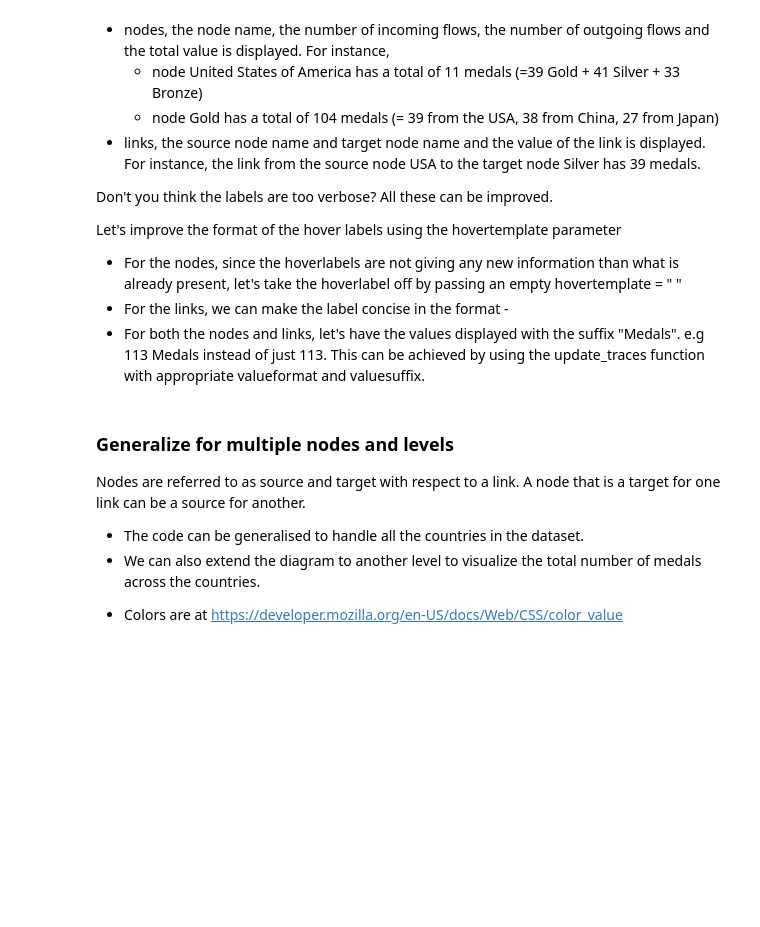
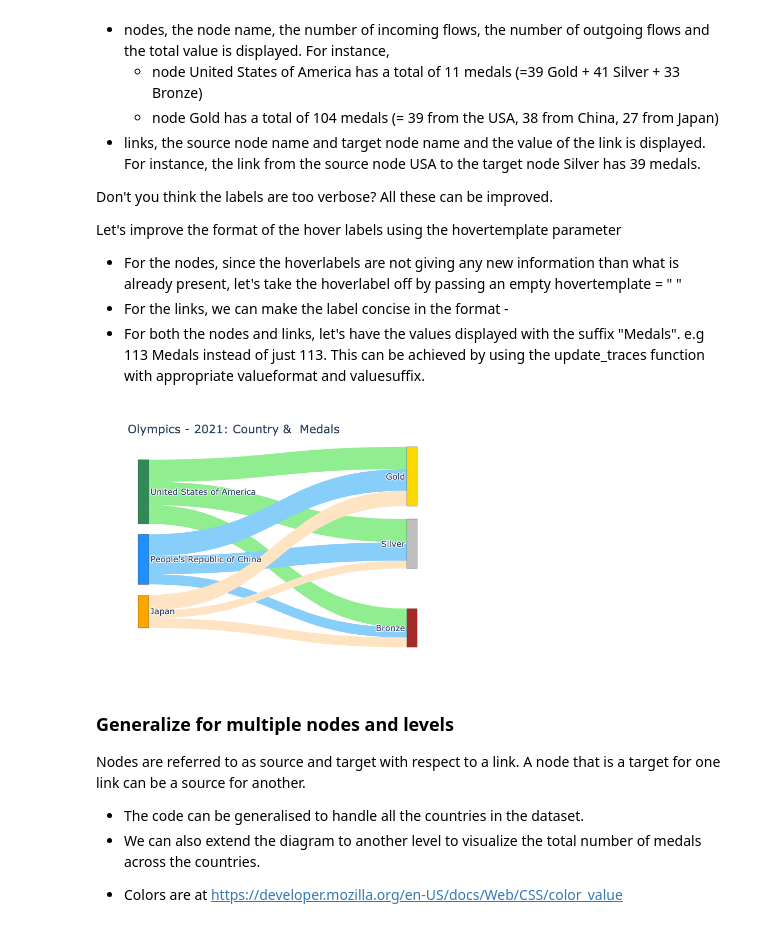
Before and after one commit to sreedevigattu/olympics2021, a Jupyter notebook: olympics_sankey.ipynb, the cells around one changed output. Cells and saved outputs as stored; diff of their text form; code cells hidden in the pictures; blank space fills up the shorter version.

```diff
--- a/olympics_sankey.ipynb
+++ b/olympics_sankey.ipynb
@@ -160,31 +166,33 @@ Let's improve the format of the hover labels using the hovertemplate parameter
 # %%
 NODES = dict( #           0                               1                          2        3       4           5
             label = ["United States of America", "People's Republic of China",   "Japan", "Gold", "Silver", "Bronze"],
             color = [                "seagreen",                 "dodgerblue",  "orange", "gold", "silver", "brown" ],
             x     = [                         0,                            0,         0,    0.5,      0.5,      0.5],
             y     = [                         0,                          0.5,         1,    0.1,      0.5,        1],
             hovertemplate=" ",)
 
 LINK_LABELS = []
 for country in ["USA","China","Japan"]:
     for medal in ["Gold","Silver","Bronze"]:
         LINK_LABELS.append(f"{country}-{medal}")
 LINKS = dict(   source = [  0,  0,  0,  1,  1,  1,  2,  2,  2], # The origin or the source nodes of the link
                 target = [  3,  4,  5,  3,  4,  5,  3,  4,  5], # The destination or the target nodes of the link
                 value =  [ 39, 41, 33, 38, 32, 18, 27, 14, 17], # The width (quantity) of the links
                 # Color of the links
                 # Target Node:    3-Gold          4 -Silver        5-Bronze
                 color =     [   "lightgreen",   "lightgreen",   "lightgreen",      # Source Node: 0 - United States of America
                                 "lightskyblue", "lightskyblue", "lightskyblue",    # Source Node: 1 - People's Republic of China
                                 "bisque",       "bisque",       "bisque"],         # Source Node: 2 - Japan
                 label = LINK_LABELS, hovertemplate="%{label}",)
 
 data = go.Sankey(node = NODES, link = LINKS)
 fig = go.Figure(data)
-fig.update_layout(title="Olympics - 2021: Country &  Medals",  font_size=16)
+fig.update_layout(title="Olympics - 2021: Country &  Medals",  font_size=16, width=1200,height=500,)
 fig.update_traces( valueformat='3d', valuesuffix=' Medals', selector=dict(type='sankey'))
 fig.update_layout(hoverlabel=dict(bgcolor="lightgray",font_size=16,font_family="Rockwell"))
 fig.show("png") #fig.show()
+# %% [output]
+[figure, added]
 # %% [markdown]
 ### Generalize for multiple nodes and levels
 Nodes are referred to as source and target with respect to a link. A node that is a target for one link can be a source for another.
```
Also changed, not shown: parts of 5 cells of this notebook.
